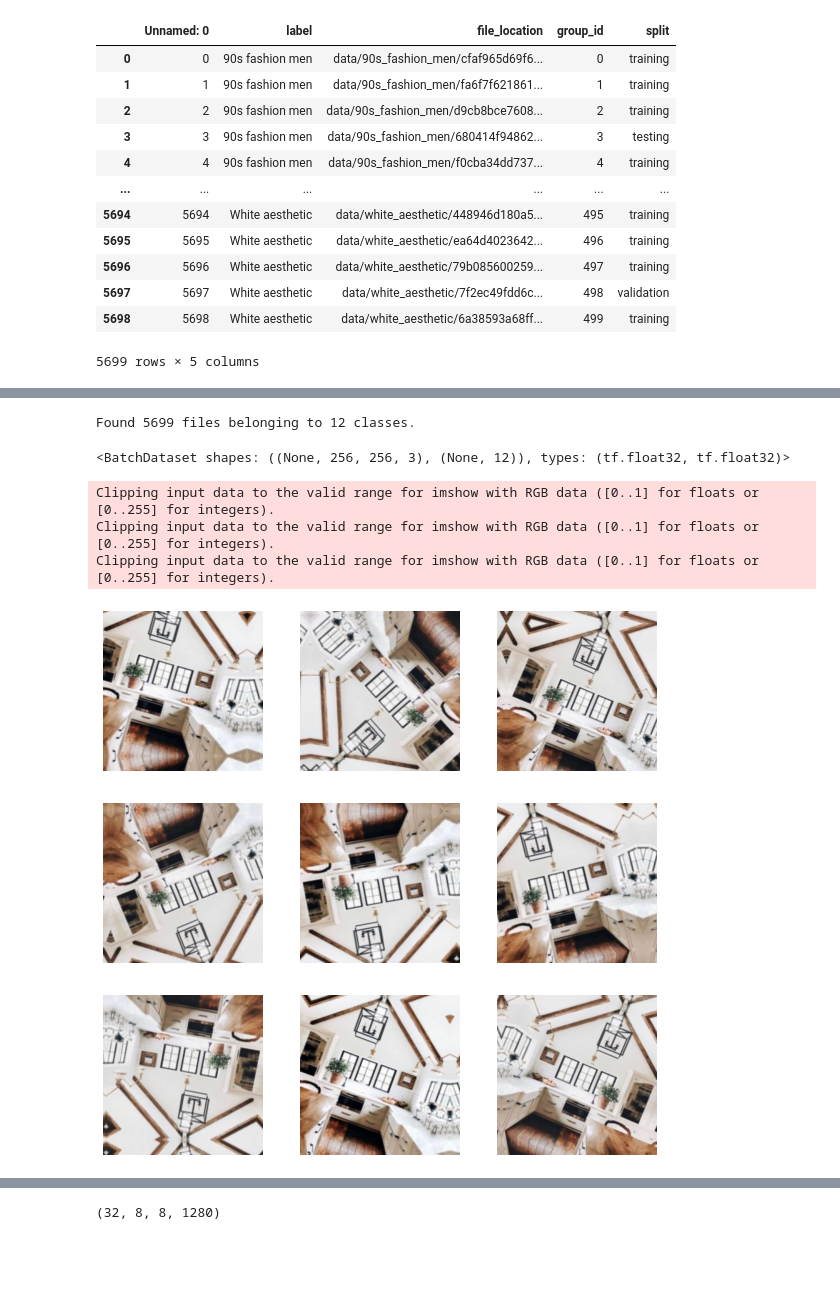
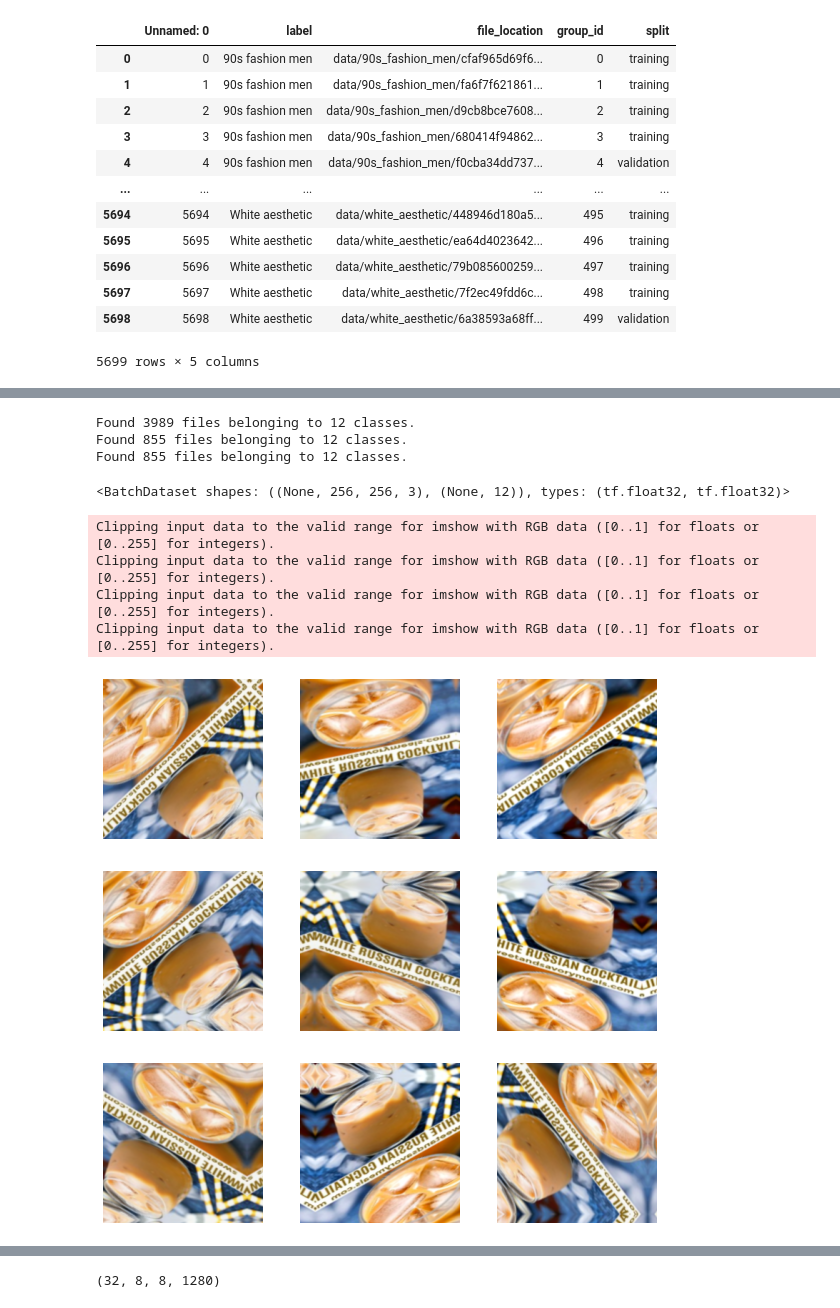
Before and after one commit to mjdall/pinterest_scraper, a Jupyter notebook: training.ipynb, the cells around one changed output, grey strips where cells are left out. Cells and saved outputs as stored; diff of their text form; code cells hidden in the pictures; blank space fills up the shorter version.

Commit message:
Add Data Partitioning and Initial Modelling Code

```diff
--- a/training.ipynb
+++ b/training.ipynb
@@ -42,7 +47,7 @@ import numpy as np
 
 TRAINING_SIZE = .7
 
-available_labels = image_locs.label.unique()
+available_labels = image_locs.label.unique().tolist()
 
 for label in available_labels:
   label_subset = image_locs[image_locs.label == label]
@@ -65,14 +70,14 @@ image_locs
 | 0 | 0 | 90s fashion men | data/90s_fashion_men/cfaf965d69f6... | 0 | training |
 | 1 | 1 | 90s fashion men | data/90s_fashion_men/fa6f7f621861... | 1 | training |
 | 2 | 2 | 90s fashion men | data/90s_fashion_men/d9cb8bce7608... | 2 | training |
-| 3 | 3 | 90s fashion men | data/90s_fashion_men/680414f94862... | 3 | testing |
-| 4 | 4 | 90s fashion men | data/90s_fashion_men/f0cba34dd737... | 4 | training |
+| 3 | 3 | 90s fashion men | data/90s_fashion_men/680414f94862... | 3 | training |
+| 4 | 4 | 90s fashion men | data/90s_fashion_men/f0cba34dd737... | 4 | validation |
 | ... | ... | ... | ... | ... | ... |
 | 5694 | 5694 | White aesthetic | data/white_aesthetic/448946d180a5... | 495 | training |
 | 5695 | 5695 | White aesthetic | data/white_aesthetic/ea64d4023642... | 496 | training |
 | 5696 | 5696 | White aesthetic | data/white_aesthetic/79b085600259... | 497 | training |
-| 5697 | 5697 | White aesthetic | data/white_aesthetic/7f2ec49fdd6c... | 498 | validation |
-| 5698 | 5698 | White aesthetic | data/white_aesthetic/6a38593a68ff... | 499 | training |
+| 5697 | 5697 | White aesthetic | data/white_aesthetic/7f2ec49fdd6c... | 498 | training |
+| 5698 | 5698 | White aesthetic | data/white_aesthetic/6a38593a68ff... | 499 | validation |
 5699 rows × 5 columns
 # %%
 image_locs.groupby("label").split.value_counts()
@@ -104,18 +151,36 @@ SIZE = (IMG_SIZE, IMG_SIZE)
 # %%
 from tensorflow.keras.preprocessing import image_dataset_from_directory
 
-dataset = image_dataset_from_directory("data", label_mode="categorical")
+# load in the datasets
+train_ds = image_dataset_from_directory("data/training", label_mode="categorical")
+test_ds = image_dataset_from_directory("data/testing", label_mode="categorical")
+validation_ds = image_dataset_from_directory("data/validation", label_mode="categorical")
 
-dataset
+train_ds
 # %% [output]
-Found 5699 files belonging to 12 classes.
+Found 3989 files belonging to 12 classes.
+Found 855 files belonging to 12 classes.
+Found 855 files belonging to 12 classes.
 <BatchDataset shapes: ((None, 256, 256, 3), (None, 12)), types: (tf.float32, tf.float32)>
+# %%
+resize_lambda = lambda image, label: (tf.image.resize(image, SIZE), label)
+
+def preprocess_dataset(dataset, batch_size=BATCH_SIZE):
+  dataset = dataset.map(resize_lambda)
+  dataset = dataset.batch(batch_size=batch_size, drop_remainder=True)
+  dataset = dataset.prefetch(tf.data.experimental.AUTOTUNE)
+  return(dataset)
+
+train_ds = preprocess_dataset(train_ds)
+test_ds = preprocess_dataset(test_ds)
+validation_ds = preprocess_dataset(validation_ds)
 # %%
+import tensorflow as tf
 from tensorflow.keras.layers.experimental import preprocessing
 from tensorflow.keras.models import Sequential
 from tensorflow.keras import layers
 
-data_augmentation = Sequential(
+img_augmentation = Sequential(
     [
         preprocessing.RandomRotation(factor=0.15),
         preprocessing.RandomTranslation(height_factor=0.1, width_factor=0.1),
@@ -124,22 +189,23 @@ data_augmentation = Sequential(
     ],
     name="img_augmentation",
 )
-
-preprocess_input = tf.keras.applications.efficientnet.preprocess_input
 # %%
 import matplotlib.pyplot as plt
 from tensorflow.keras.preprocessing import image_dataset_from_directory
 
-for image, _ in dataset.take(1):
+for image, _ in train_ds.take(1):
   plt.figure(figsize=(10, 10))
+
   first_image = image[0]
   for i in range(9):
     ax = plt.subplot(3, 3, i + 1)
-    augmented_image = data_augmentation(tf.expand_dims(first_image, 0))
+
+    augmented_image = img_augmentation(first_image)
     plt.imshow(augmented_image[0] / 255)
     plt.axis('off')
 # %% [output]
 Clipping input data to the valid range for imshow with RGB data ([0..1] for floats or [0..255] for integers).
 Clipping input data to the valid range for imshow with RGB data ([0..1] for floats or [0..255] for integers).
 Clipping input data to the valid range for imshow with RGB data ([0..1] for floats or [0..255] for integers).
+Clipping input data to the valid range for imshow with RGB data ([0..1] for floats or [0..255] for integers).
-[figure, old version]
+[figure, new version]
```
Also changed, not shown: parts of 12 cells of this notebook.
